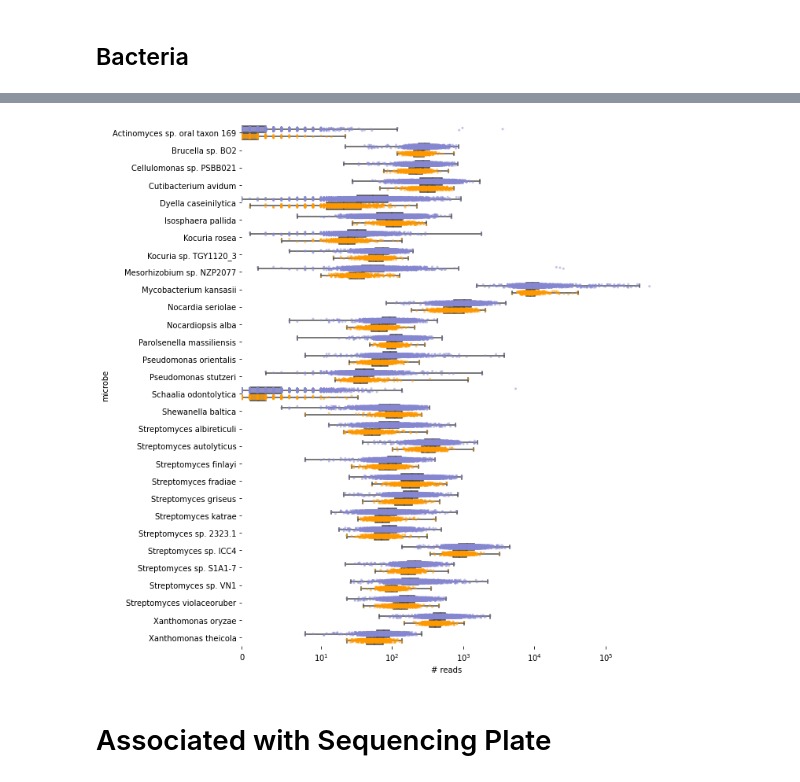
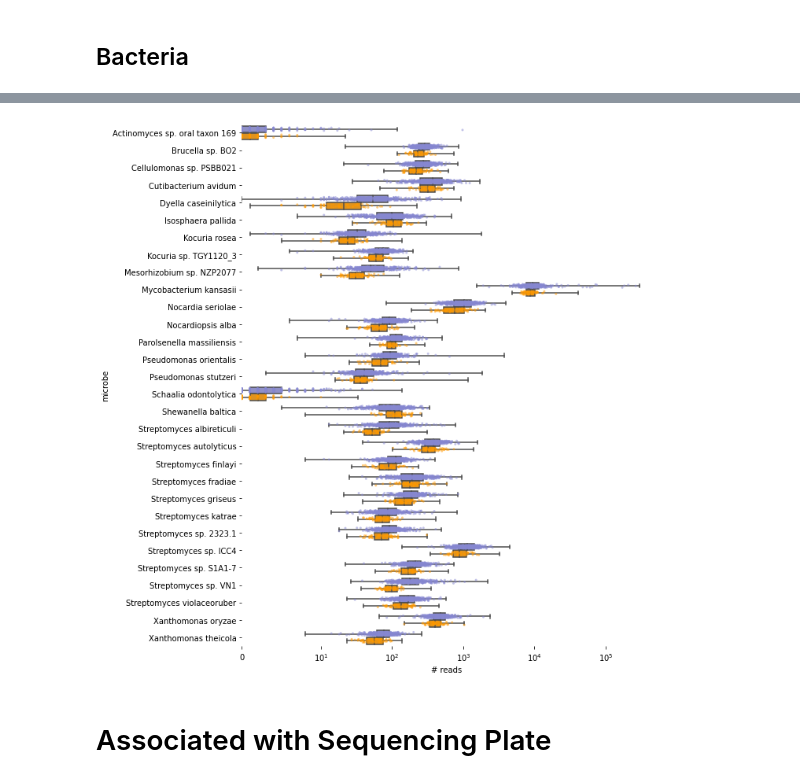
Before and after one commit to briannachrisman/blood_microbiome, a Jupyter notebook: src/contaminants/contaminants.ipynb, the cells around one changed output, grey strips where cells are left out. Saved outputs shown, nothing was run; the diff lists cells and outputs as text; code cells hidden in the pictures.

```diff
--- a/src/contaminants/contaminants.ipynb
+++ b/src/contaminants/contaminants.ipynb
@@ -136,19 +141,20 @@ plt.savefig('%s/microbe_associated_with_WB.png' % FIG_DIR,
 # %%
 hit_microbes_LCL = [i[0] for i in LCL_hits if  ('virus' not in i[0])][:30]
 df_melt = pd.melt(df_microbe[hit_microbes_LCL + ['bio_seq_source', 'family', 'sample']], id_vars=['sample', 'family', 'bio_seq_source'])
 df_melt.rename(columns={'variable': 'microbe', 'value': '# reads'}, inplace=True)
 df_melt = df_melt.sort_values('microbe')
 
 plt.figure(figsize=(10,10))
 sns.boxplot(data=df_melt, x='# reads', y='microbe', hue='bio_seq_source', hue_order=['LCL','WB'], fliersize=0, whis=100)#, jitter=.2)
+df_melt = df_melt[~df_melt.duplicated()].sample(frac=.1).sort_values('microbe')
 sns.stripplot(data=df_melt, x='# reads', y='microbe', hue='bio_seq_source', hue_order=['LCL','WB'], jitter=.2, dodge=True, alpha=.5, size=3)
 abundance_plot_settings()
 plt.savefig('%s/microbe_associated_with_LCL.svg' % FIG_DIR,
             transparent=True, bbox_inches='tight')
 plt.savefig('%s/microbe_associated_with_LCL.png' % FIG_DIR,
             transparent=True, bbox_inches='tight', dpi=300)
 # %% [output]
-[figure, old version]
+[figure, new version]
 # %% [markdown]
 # Associated with Sequencing Plate
 # %%
```
Also changed, not shown: parts of 7 cells of this notebook, 22 other files.
